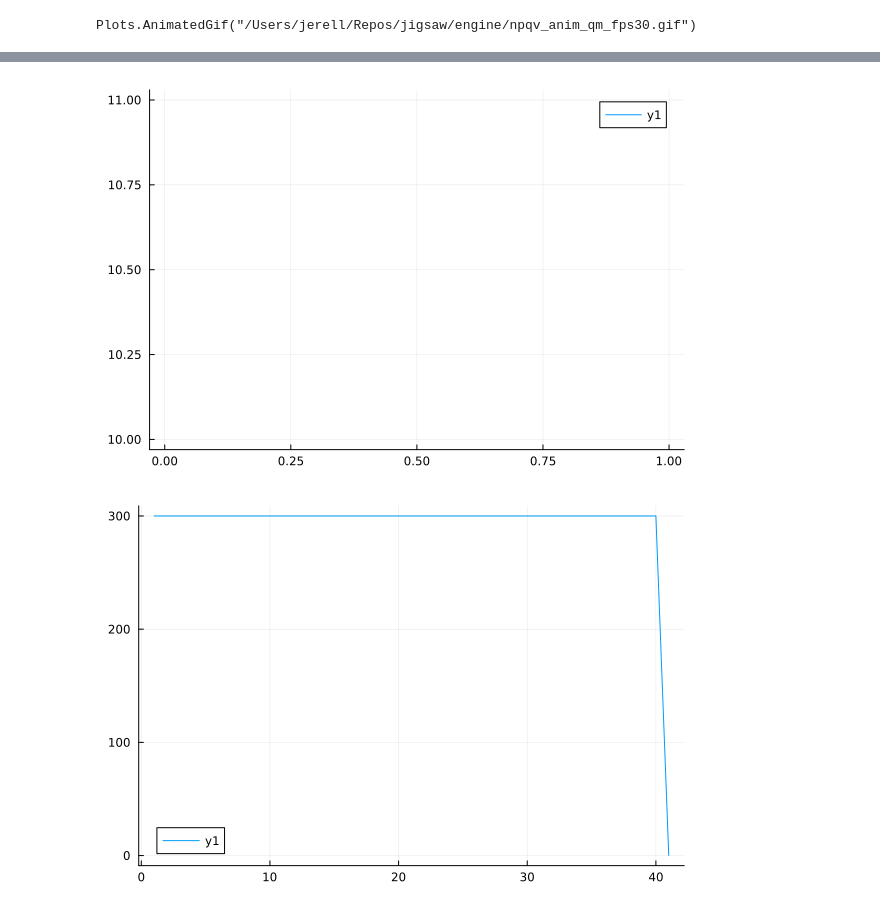
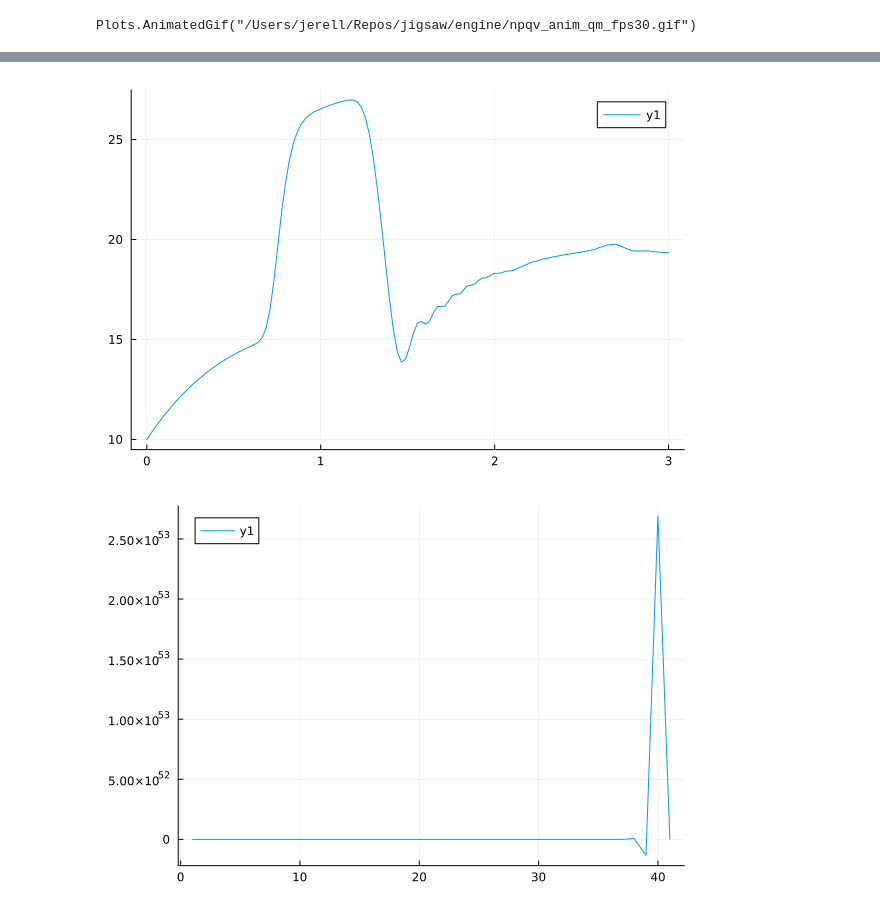
Before and after one commit to Jerell/jigsaw, a Jupyter notebook: engine/newpipe qv.ipynb, the cells around one changed output, grey strips where cells are left out. Saved outputs shown, nothing was run; the diff lists cells and outputs as text; code cells hidden in the pictures.

```diff
--- a/engine/newpipe qv.ipynb
+++ b/engine/newpipe qv.ipynb
@@ -231,11 +257,11 @@ plot(sol.t, map(x -> x[1] ,sol[transPipe.qm]))
 # %%
-plot(sol.t, map(x -> x[40] ,sol[transPipe.qm]))
+plot(sol.t, map(x -> x[40] ,sol[transPipe2.qm]))
 # %% [output]
-[figure, old version]
+[figure, new version]
 # %%
-plot(sol[transPipe.tm][1])
+plot(sol[transPipe2.tm][1])
 # %% [output]
-[figure, old version]
+[figure, new version]
 # %%
 sol
 # %% [output]
```
Also changed, not shown: parts of 7 cells of this notebook, 2 other files.
